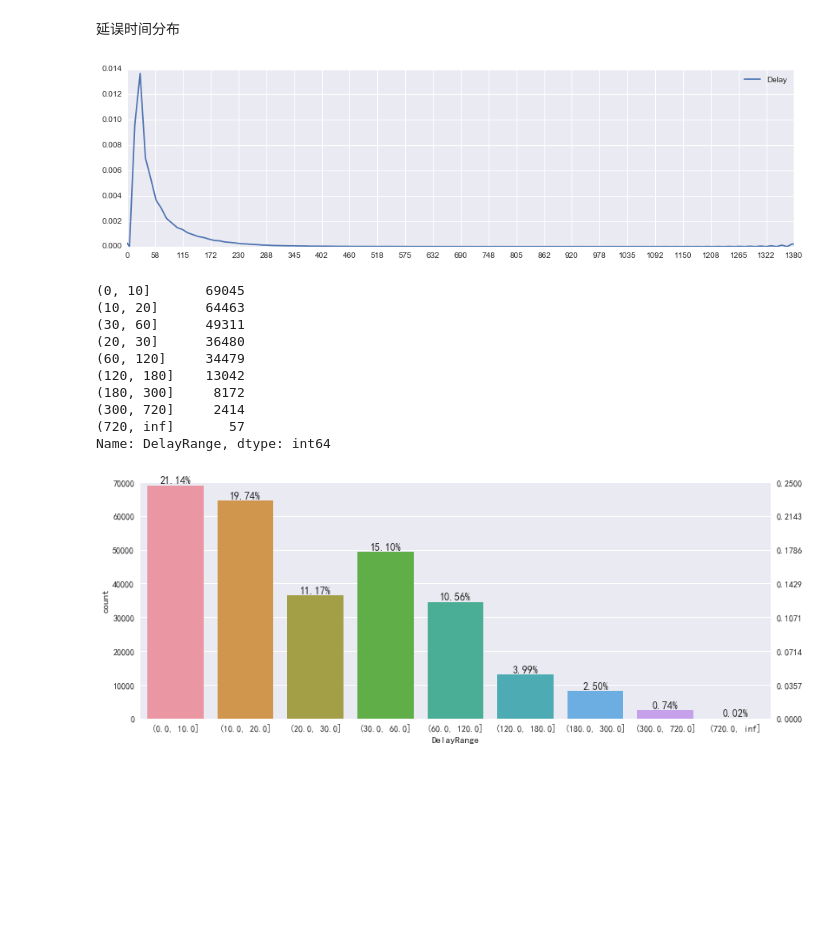
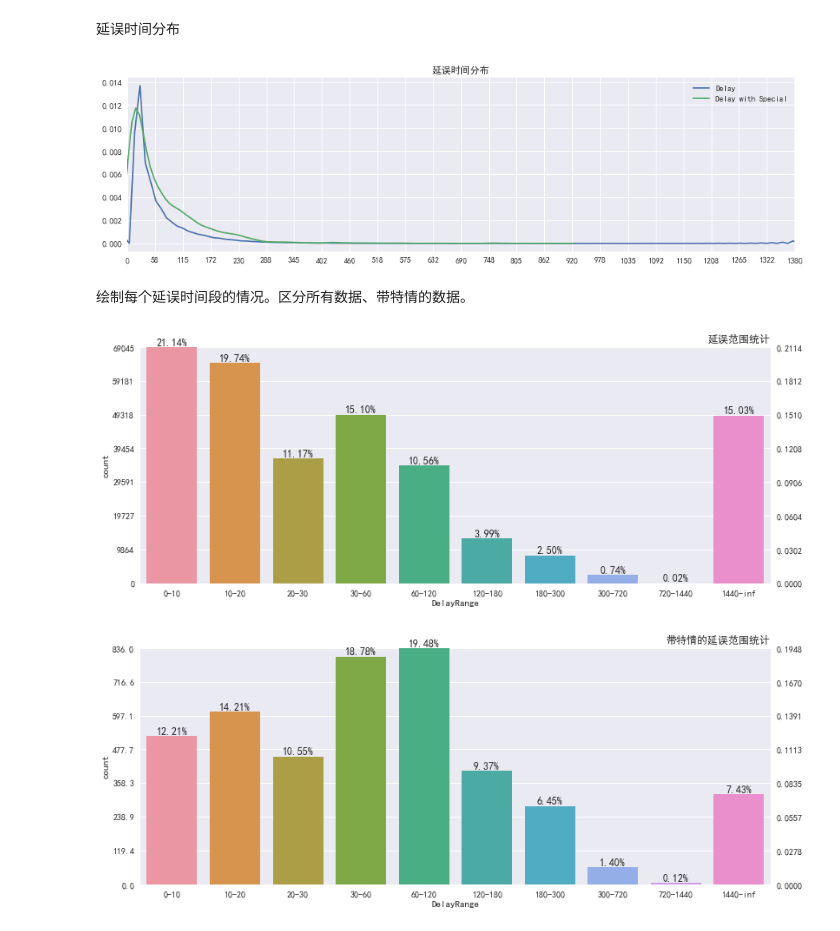
Before and after one commit to coder-ss/ml-learn, a Jupyter notebook: competition/ctrip-fight/exporing.ipynb, the cells around one changed output. Saved outputs shown, nothing was run; the diff lists cells and outputs as text; code cells hidden in the pictures; blank space fills up the shorter version.

Commit message:
ctrip-fight merge special

```diff
--- a/competition/ctrip-fight/exporing.ipynb
+++ b/competition/ctrip-fight/exporing.ipynb
@@ -9,7 +9,7 @@ from IPython.display import display
 
 %matplotlib inline
 
-# sns.set(font="simhei")
+sns.set(font="simhei")
 # %% [markdown]
 特情数据
 # %%
@@ -141,0 +85,10 @@ KeyboardInterrupt:
+# %%
+train_1705.sort_values(['Departure', 'PDepartureTime'], ascending=True, inplace=True)
+
+train_1705['Delay'] = (train_1705['ADepartureTime'] - train_1705['PDepartureTime']) / 60
+
+train_1705['DelayRange'] = pd.cut(train_1705['Delay'], [0, 10, 20, 30, 60, 120, 180, 300, 720, 1440, np.inf],
+                                  labels=['0-10', '10-20', '20-30', '30-60', '60-120', '120-180', '180-300', '300-720', '720-1440', '1440-inf'])
+train_1705['DelayRange'].fillna("1440-inf", inplace=True) # nan值代表航班取消
+
+train_1705.head()
@@ -148,6 +152,0 @@ train_1705[train_1705['IsSpecial'] == True]
-# %%
-train_1705['Delay'] = (train_1705['ADepartureTime'] - train_1705['PDepartureTime']) / 60
-
-train_1705['DelayRange'] = pd.cut(train_1705['Delay'], [0, 10, 20, 30, 60, 120, 180, 300, 720, np.inf])
-
-train_1705.head(15)
@@ -173,44 +155,40 @@ train_1705.head(15)
 # %%
 plt.figure(figsize=(15, 4))
 g = sns.kdeplot(train_1705.loc[((~train_1705['Delay'].isnull()) & (train_1705['Delay'] > 0)), 'Delay'])
+g2 = sns.kdeplot(train_1705.loc[((~train_1705['Delay'].isnull()) & (train_1705['Delay'] > 0) & (train_1705['IsSpecial'] == True)), 'Delay'], label='Delay with Special')
 g.set_xlim(0, train_1705['Delay'].max())
+g.set_title('延误时间分布')
 g.xaxis.set_major_locator(ticker.LinearLocator(25))
 # %% [output]
-[figure, old version]
+[figure, new version]
-# %%
-train_1705['DelayRange'].value_counts()
-# %% [output]
-(0, 10]       69045
-(10, 20]      64463
-(30, 60]      49311
-(20, 30]      36480
-(60, 120]     34479
-(120, 180]    13042
-(180, 300]     8172
-(300, 720]     2414
-(720, inf]       57
-Name: DelayRange, dtype: int64
+# %% [markdown]
+绘制每个延误时间段的情况。区分所有数据、带特情的数据。
 # %%
+def plot_count_and_percentage(data, title='', t=8):
+    plt.figure(figsize=(13, 5))
+    g = sns.countplot(data)
+    ncount = len(data)
+    max_y = 0
 
+    for p in g.patches:
+        x = p.get_bbox().get_points()[:,0]
+        y = p.get_bbox().get_points()[1,1]
+        max_y = max_y if max_y >= y else y
+        g.annotate('{:.2f}%'.format(100.*y/ncount), (x.mean(), y), ha='center', va='bottom') # set the alignment of the text
 
-plt.figure(figsize=(13, 5))
-g = sns.countplot(train_1705['DelayRange'])
+    if title != '':
+        g.set_title(title, loc='right')
 
+    g.set_ylim(0, max_y)
+    g.yaxis.set_major_locator(ticker.LinearLocator(t))
 
-ncount = len(train_1705)
-for p in g.patches:
-    x=p.get_bbox().get_points()[:,0]
-    y=p.get_bbox().get_points()[1,1]
-    g.annotate('{:.2f}%'.format(100.*y/ncount), (x.mean(), y), ha='center', va='bottom') # set the alignment of the text
+    g2 = g.twinx()
+    g2.grid(None)
+    g2.set_ylim(0, max_y/ncount)
+    g2.yaxis.set_major_locator(ticker.LinearLocator(t))
 
-g2 = g.twinx()
-g2.grid(None)
-
-# Use a LinearLocator to ensure the correct number of ticks
-g.set_ylim(0, 70000)
-g.yaxis.set_major_locator(ticker.LinearLocator(8))
-
-g2.set_ylim(0, 0.25)
-g2.yaxis.set_major_locator(ticker.LinearLocator(8))
+plot_count_and_percentage(train_1705['DelayRange'], '延误范围统计')
+plot_count_and_percentage(train_1705.loc[train_1705['IsSpecial'] == True, 'DelayRange'], '带特情的延误范围统计')
 # %% [output]
-[figure, old version]
+[figure, new version]
+[figure, added]
```
Also changed, not shown: parts of 22 cells of this notebook.
